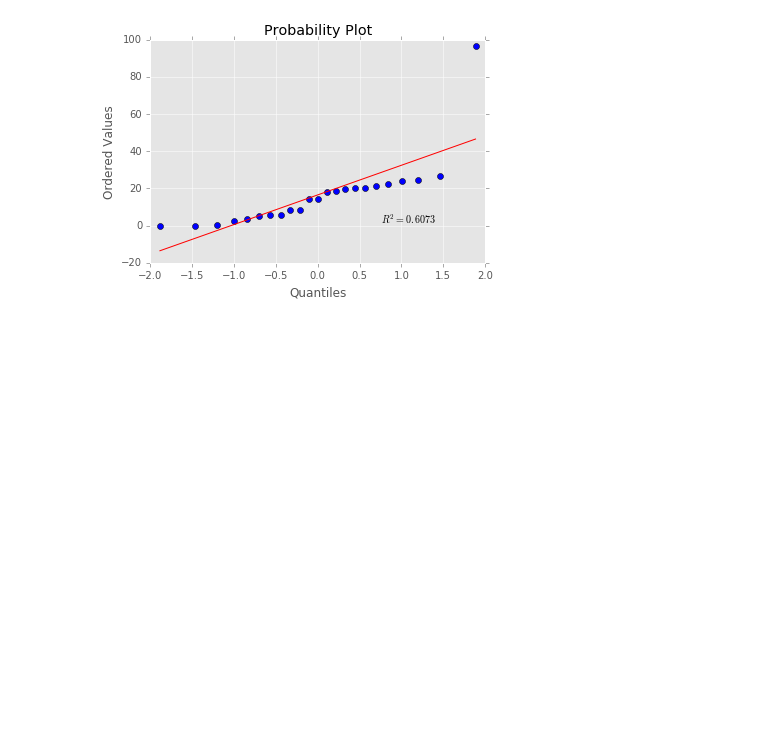
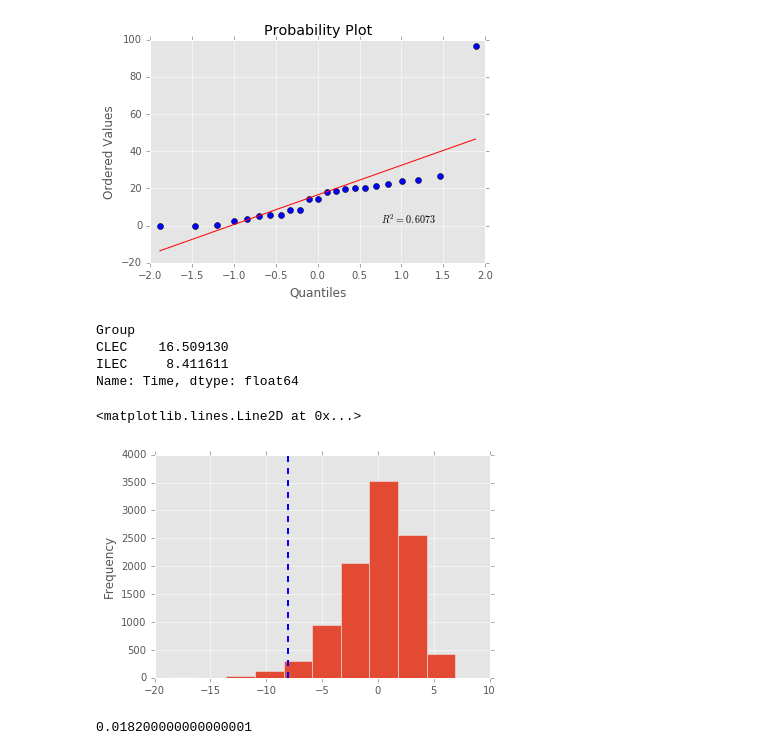
Before and after one commit to sushmit86/Mathematical_statistics, a Jupyter notebook: Chapter3.ipynb, the cells around one changed output. Cells and saved outputs as stored; diff of their text form; code cells hidden in the pictures; blank space fills up the shorter version.

```diff
--- a/Chapter3.ipynb
+++ b/Chapter3.ipynb
@@ -165,3 +152,30 @@ probplot( df_verizon_data[df_verizon_data['Group'] == 'CLEC']['Time'], dist= 'no
 pylab.show()
 # %% [output]
 [figure]
+# %%
+# equivalent of tapply is pivot_table in python
+df_verizon_data.pivot_table( columns= 'Group' , values= 'Time', aggfunc= np.mean)
+# %% [output]
+Group
+CLEC    16.509130
+ILEC     8.411611
+Name: Time, dtype: float64
+# %%
+result = pd.Series(np.zeros(10**4 -1))
+def permute_verizon(d  = 0):
+    index=np.random.choice(np.arange(0,1687,1), size = 1664, replace = False)
+    not_index = np.setdiff1d(np.arange(0,1687,1),index , assume_unique = True)
+    return df_verizon_data['Time'].iloc[index].mean() - df_verizon_data['Time'].iloc[not_index].mean()
+result=result.apply(permute_verizon)
+# %%
+plt.figure()
+result.plot.hist()
+plt.axvline(-8.0972, color='b', linestyle='dashed', linewidth=2)
+# %% [output]
+<matplotlib.lines.Line2D at 0x...>
+[figure, added]
+# %%
+# calculating P value
+((result <= -8.0972).sum() +1)/(10**4)
+# %% [output]
+0.018200000000000001
```
Also changed, not shown: parts of 2 cells of this notebook.
